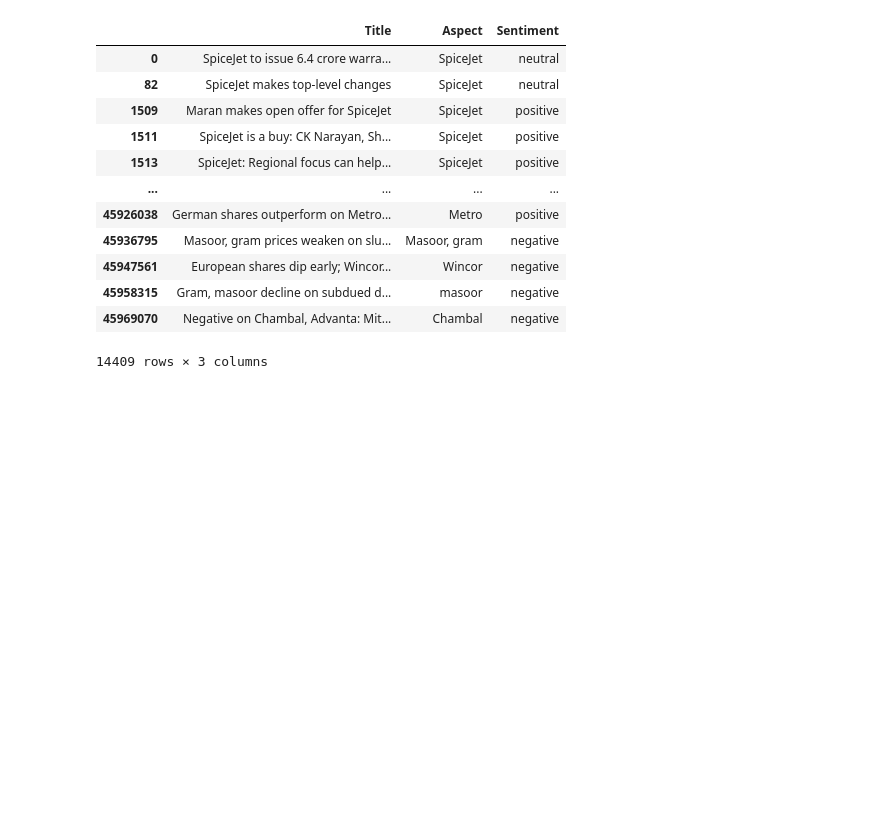
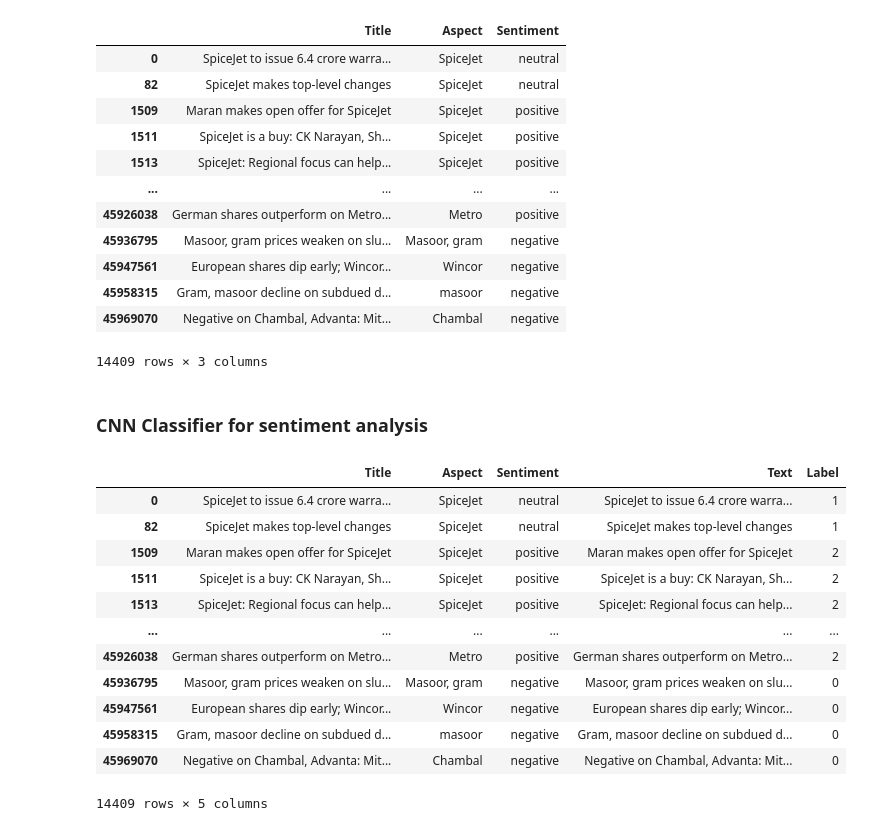
Before and after one commit to muftialroaz/absa-financial-news, a Jupyter notebook: sentfin_cnn.ipynb, the cells around one changed output. Drawn from its saved outputs; the diff is of its cells as text; code cells hidden in the pictures; blank space fills up the shorter version.

```diff
--- a/sentfin_cnn.ipynb
+++ b/sentfin_cnn.ipynb
@@ -96,3 +104,27 @@ df_absa
 | 45958315 | Gram, masoor decline on subdued d... | masoor | negative |
 | 45969070 | Negative on Chambal, Advanta: Mit... | Chambal | negative |
 14409 rows × 3 columns
+# %% [markdown]
+### CNN Classifier for sentiment analysis
+# %%
+# Menggabungkan Title dan Aspect sebagai fitur teks
+df_absa['Text'] = df_absa['Title']
+
+# Encode labels
+label_encoder = LabelEncoder()
+df_absa['Label'] = label_encoder.fit_transform(df_absa['Sentiment'])
+df_absa
+# %% [output]
+|  | Title | Aspect | Sentiment | Text | Label |
+| 0 | SpiceJet to issue 6.4 crore warra... | SpiceJet | neutral | SpiceJet to issue 6.4 crore warra... | 1 |
+| 82 | SpiceJet makes top-level changes | SpiceJet | neutral | SpiceJet makes top-level changes | 1 |
+| 1509 | Maran makes open offer for SpiceJet | SpiceJet | positive | Maran makes open offer for SpiceJet | 2 |
+| 1511 | SpiceJet is a buy: CK Narayan, Sh... | SpiceJet | positive | SpiceJet is a buy: CK Narayan, Sh... | 2 |
+| 1513 | SpiceJet: Regional focus can help... | SpiceJet | positive | SpiceJet: Regional focus can help... | 2 |
+| ... | ... | ... | ... | ... | ... |
+| 45926038 | German shares outperform on Metro... | Metro | positive | German shares outperform on Metro... | 2 |
+| 45936795 | Masoor, gram prices weaken on slu... | Masoor, gram | negative | Masoor, gram prices weaken on slu... | 0 |
+| 45947561 | European shares dip early; Wincor... | Wincor | negative | European shares dip early; Wincor... | 0 |
+| 45958315 | Gram, masoor decline on subdued d... | masoor | negative | Gram, masoor decline on subdued d... | 0 |
+| 45969070 | Negative on Chambal, Advanta: Mit... | Chambal | negative | Negative on Chambal, Advanta: Mit... | 0 |
+14409 rows × 5 columns
```
Also changed, not shown: parts of 13 cells of this notebook.
